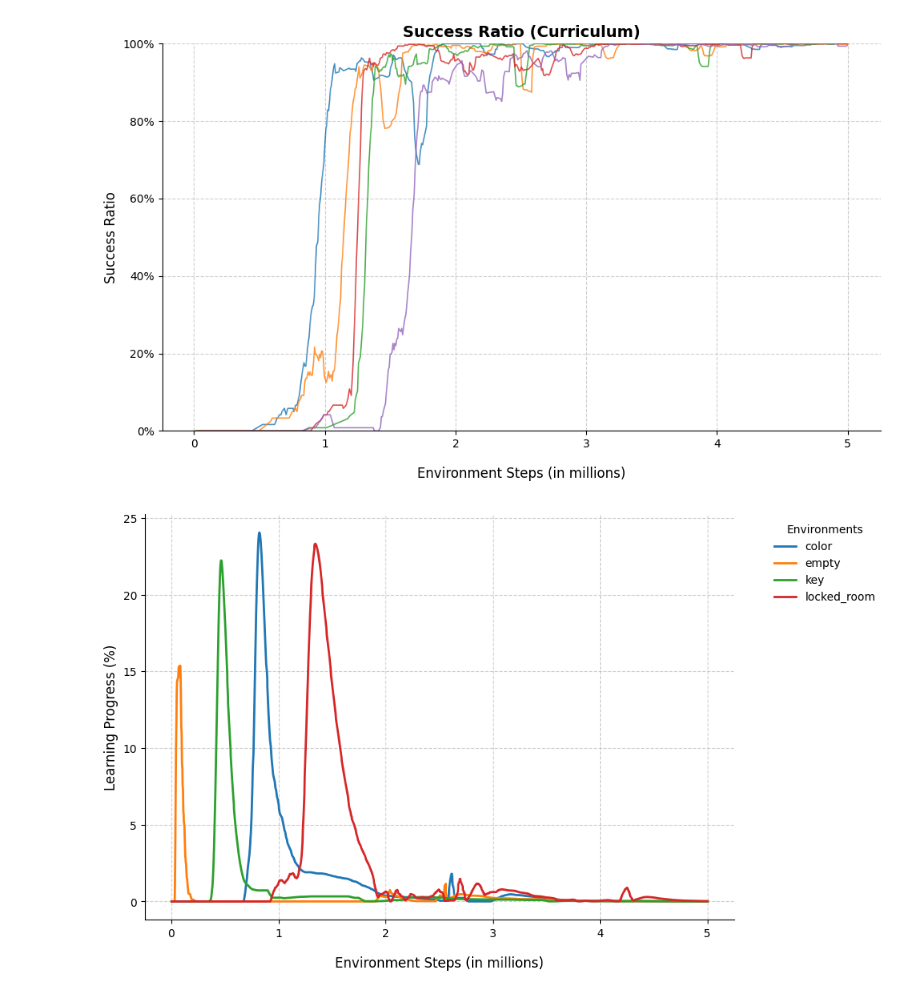
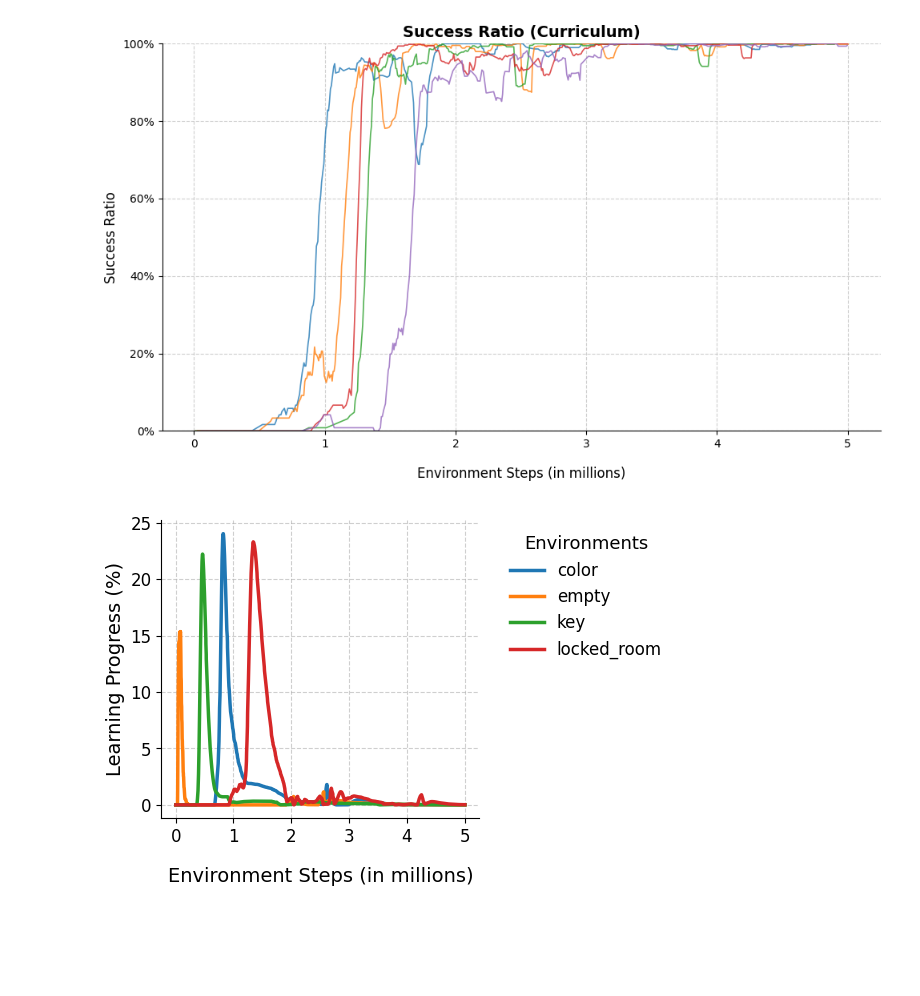
Before and after one commit to FelixDobro/Curriculum, a Jupyter notebook: data_analysis.ipynb, the cells around one changed output. Drawn from its saved outputs; the diff is of its cells as text; code cells hidden in the pictures; blank space fills up the shorter version.

```diff
--- a/data_analysis.ipynb
+++ b/data_analysis.ipynb
@@ -115,9 +115,9 @@ SMOOTHING_WINDOW = 10
 
 # NEU: Steuerung der Normalisierung (Mal 100 rechnen)
 NORMALIZE = True  # True = Werte * 100 (z.B. für Success Ratios), False = Raw-Werte lassen
+ENFORCE_BOUNDS = False
 Y_MIN = -5
 Y_MAX = 105
-ENFORCE_BOUNDS = True  # True = limitiert nach oben, False = skaliert oben automatisch
 
 # ==========================================
 # DATENVERARBEITUNG
@@ -144,47 +144,58 @@ if NORMALIZE:
 # ==========================================
 # PLOTTEN
 # ==========================================
-plt.figure(figsize=(10, 6))
+
+plt.figure(figsize=(6, 4))
 
 sns.lineplot(
     data=df_metrics,
     x='step',
     y='smoothed_value',
     hue='Task',
-    linewidth=2
+    linewidth=2.5  # FÜR LATEX: Dickere Linien
 )
 
 # ==========================================
 # STYLING
 # ==========================================
-plt.xlabel("Environment Steps (in millions)", fontsize=12, labelpad=15)
+# FÜR LATEX: Schriftgrößen auf 14 erhöht
+plt.xlabel("Environment Steps (in millions)", fontsize=14, labelpad=15)
 
 # Label anpassen basierend auf Normalisierung
 if NORMALIZE:
-    plt.ylabel(f"{Y_AXIS_LABEL} (%)", fontsize=12)
+    plt.ylabel(f"{Y_AXIS_LABEL} (%)", fontsize=14)
 else:
-    plt.ylabel(Y_AXIS_LABEL, fontsize=12)
+    plt.ylabel(Y_AXIS_LABEL, fontsize=14)
 
 # X-Achse als Millionen formatieren
 plt.gca().xaxis.set_major_formatter(mtick.FuncFormatter(lambda x, pos: f'{x/1e6:g}'))
 
+# FÜR LATEX: Tick-Labels (Achsen-Zahlen) vergrößern
+plt.xticks(fontsize=12)
+plt.yticks(fontsize=12)
+
 # Y-Achse auf fixen Bereich skalieren
 if ENFORCE_BOUNDS:
     plt.ylim(bottom=Y_MIN, top=Y_MAX)
-
 
 sns.despine()
 plt.grid(True, linestyle='--', alpha=0.6)
 
 # Legende außerhalb platzieren (rechts oben)
 plt.legend(
     title="Environments",
+    title_fontsize=13, # FÜR LATEX: Legenden-Titel vergrößert
+    fontsize=12,       # FÜR LATEX: Legenden-Schrift vergrößert
     frameon=False,
     bbox_to_anchor=(1.05, 1),
     loc='upper left'
 )
 
 plt.tight_layout()
+
+# FÜR LATEX: Speichern als Vektorgrafik (PDF) VOR plt.show()
+plt.savefig("plot_latex.pdf", format="pdf", bbox_inches="tight")
+
 plt.show()
 # %% [output]
-[figure, old version]
+[figure, new version]
```
